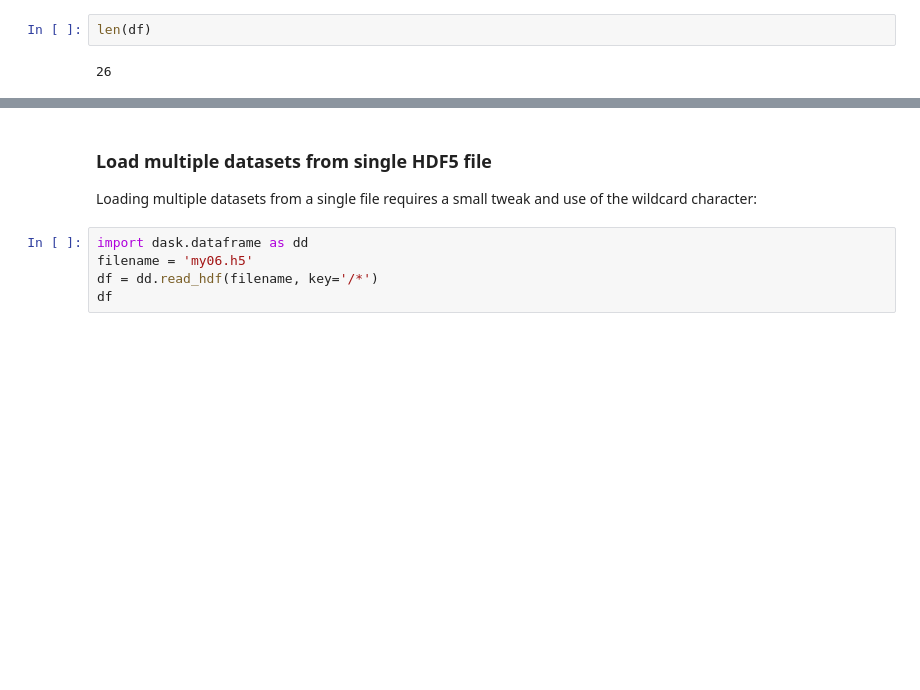
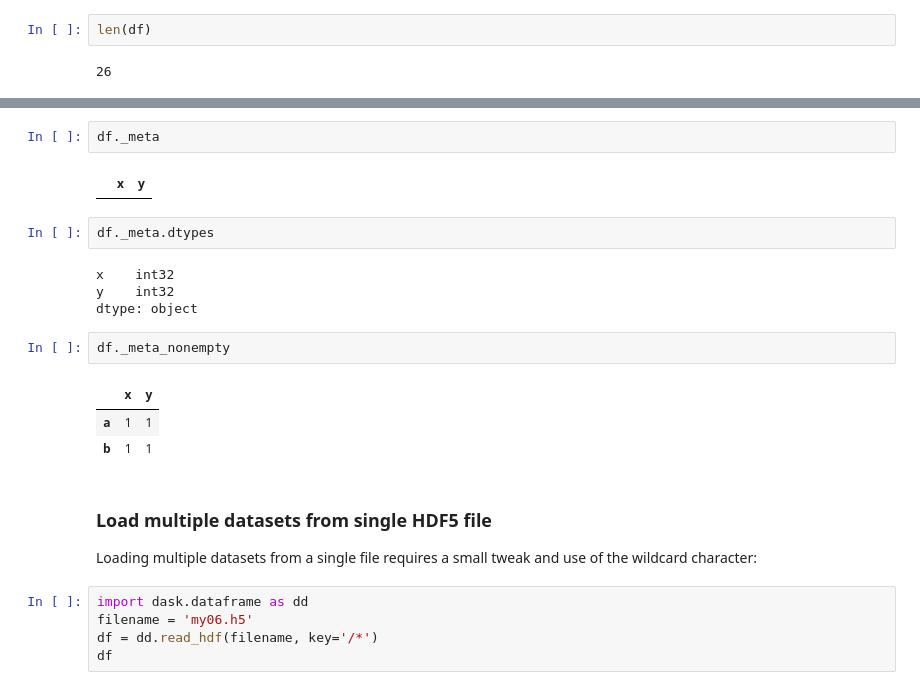
Before and after one commit to Wei1234c/Dask_documents, a Jupyter notebook: notebooks/User Guide/examples/4.3 Examples - DataFrame.ipynb, the cells around one changed output, grey strips where cells are left out. Cells and saved outputs as stored; diff of their text form; blank space fills up the shorter version.

```diff
--- a/notebooks/User Guide/examples/4.3 Examples - DataFrame.ipynb
+++ b/notebooks/User Guide/examples/4.3 Examples - DataFrame.ipynb
@@ -169,3 +169,19 @@ df.tail()
+# %%
+df._meta
+# %% [output]
+|  | x | y |
+# %%
+df._meta.dtypes
+# %% [output]
+x    int32
+y    int32
+dtype: object
+# %%
+df._meta_nonempty
+# %% [output]
+|  | x | y |
+| a | 1 | 1 |
+| b | 1 | 1 |
 # %% [markdown]
 ### Load multiple datasets from single HDF5 file
 Loading multiple datasets from a single file requires a small tweak and use of the wildcard character:
```
Also changed, not shown: parts of 13 cells of this notebook, 20 other files.
